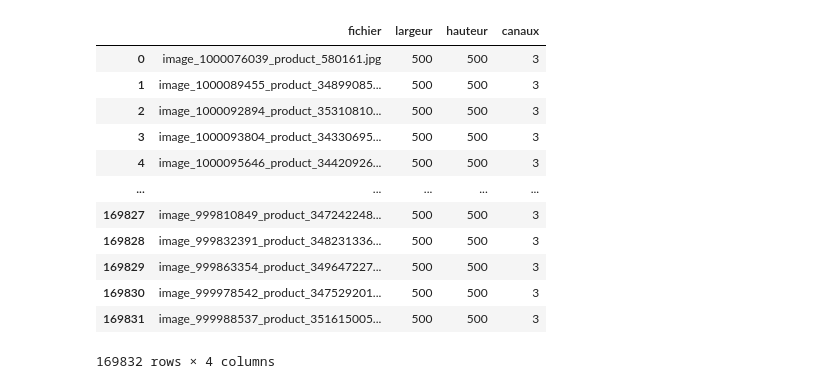
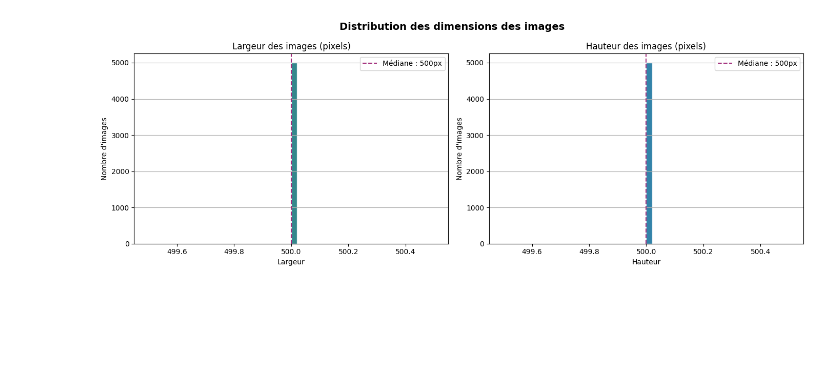
Before and after one commit to YacineA7/Rakuten-MLE-DEC25, a Jupyter notebook: notebooks/DataExploration_Images.ipynb, the cells around one changed output. Drawn from its saved outputs; the diff is of its cells as text; code cells hidden in the pictures; blank space fills up the shorter version.

```diff
--- a/notebooks/DataExploration_Images.ipynb
+++ b/notebooks/DataExploration_Images.ipynb
@@ -38,34 +163,29 @@ print(f"Images manquantes: {(~full_data['image_exists']).sum()}")
 # %%
-liste_info=[]
+# Visualisation de la distribution des dimensions des images
+fig, axes = plt.subplots(1, 2, figsize=(14, 5))
+fig.suptitle("Distribution des dimensions des images", fontsize=14, fontweight="bold")
 
-for image_train in os.listdir(Chemin) :
-    if image_train.lower().endswith(('.png', '.jpg', '.jpeg', '.bmp')):
-        Chemin_complet= os.path.join(Chemin, image_train)
-        image = cv2.imread(Chemin_complet)
-        if image is not None :
-            hauteur,largeur,canaux = image.shape
-            liste_info.append({
-                "fichier":image_train,
-                "largeur":largeur,
-                "hauteur":hauteur,
-                "canaux":canaux
-            })
+# Histogramme de la largeur
+axes[0].hist(df_metadata["width"].dropna(), bins=50, color="#01696f", alpha=0.8, edgecolor="white")
+axes[0].axvline(df_metadata["width"].median(), color="#a12c7b", linestyle="--", label=f"Médiane : {df_metadata['width'].median():.0f}px")
+axes[0].set_title("Largeur des images (pixels)")
+axes[0].set_xlabel("Largeur")
+axes[0].set_ylabel("Nombre d'images")
+axes[0].legend()
+axes[0].grid(axis="y")
 
+# Histogramme de la hauteur
+axes[1].hist(df_metadata["height"].dropna(), bins=50, color="#006494", alpha=0.8, edgecolor="white")
+axes[1].axvline(df_metadata["height"].median(), color="#a12c7b", linestyle="--", label=f"Médiane : {df_metadata['height'].median():.0f}px")
+axes[1].set_title("Hauteur des images (pixels)")
+axes[1].set_xlabel("Hauteur")
+axes[1].set_ylabel("Nombre d'images")
+axes[1].legend()
+axes[1].grid(axis="y")
 
-df= pd.DataFrame(liste_info)
-display(df)
+plt.tight_layout()
+plt.savefig("../reports/figures/viz_image_dimensions.png", dpi=150, bbox_inches="tight")
+plt.show()
 # %% [output]
-|  | fichier | largeur | hauteur | canaux |
-| 0 | image_1000076039_product_580161.jpg | 500 | 500 | 3 |
-| 1 | image_1000089455_product_34899085... | 500 | 500 | 3 |
-| 2 | image_1000092894_product_35310810... | 500 | 500 | 3 |
-| 3 | image_1000093804_product_34330695... | 500 | 500 | 3 |
-| 4 | image_1000095646_product_34420926... | 500 | 500 | 3 |
-| ... | ... | ... | ... | ... |
-| 169827 | image_999810849_product_347242248... | 500 | 500 | 3 |
-| 169828 | image_999832391_product_348231336... | 500 | 500 | 3 |
-| 169829 | image_999863354_product_349647227... | 500 | 500 | 3 |
-| 169830 | image_999978542_product_347529201... | 500 | 500 | 3 |
-| 169831 | image_999988537_product_351615005... | 500 | 500 | 3 |
-169832 rows × 4 columns
+[figure, added]
 # %%
```
Also changed, not shown: parts of 19 cells of this notebook, 16 other files.
